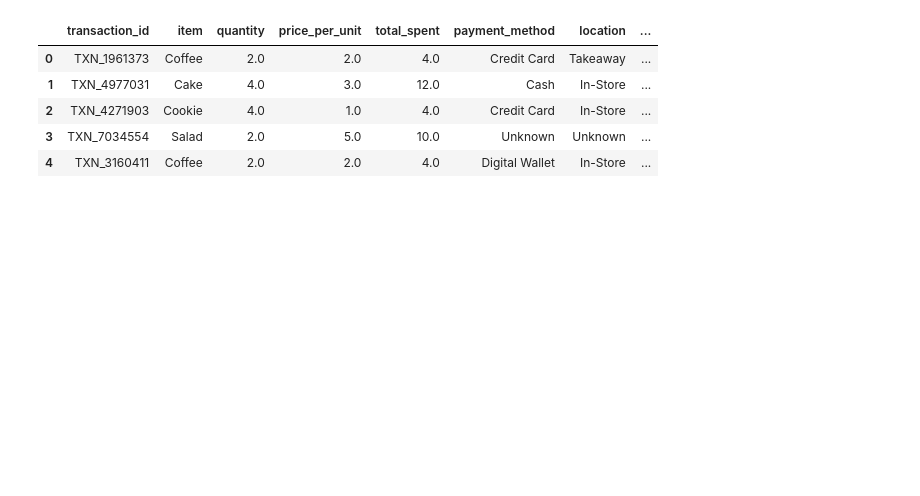
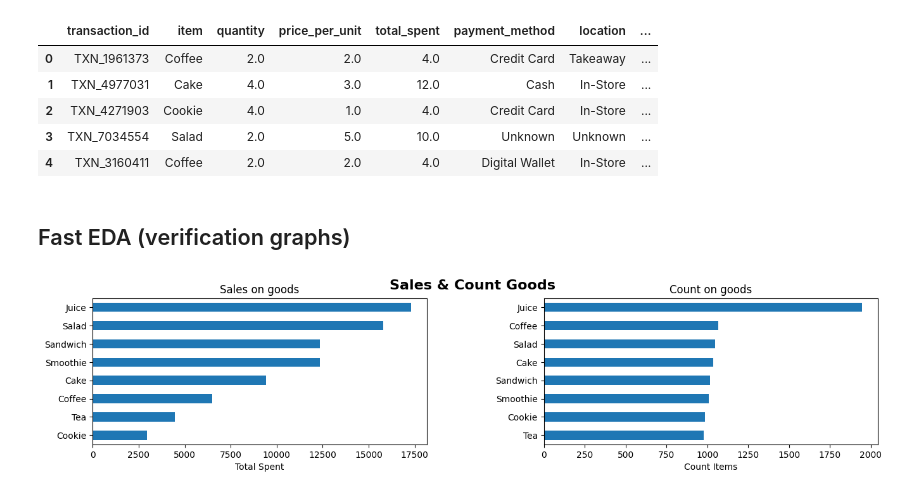
Before and after one commit to AllaYermilko/Analysis_Cafe_Sales, a Jupyter notebook: EDA_Cafe_Sales.ipynb, the cells around one changed output. Drawn from its saved outputs; the diff is of its cells as text; code cells hidden in the pictures; blank space fills up the shorter version.

Commit message:
Fast EDA (start) & Saving a clean CSV for Tableau

```diff
--- a/EDA_Cafe_Sales.ipynb
+++ b/EDA_Cafe_Sales.ipynb
@@ -48,8 +48,7 @@ import numpy as np
 import pandas as pd
 import matplotlib.pyplot as plt
 # %%
+# FILE_IN = "cafe_sales.csv"
 
-url = 'https://raw.githubusercontent.com/AllaYermilko/Analysis_Cafe_Sales/refs/heads/main/data/dirty_cafe_sales.csv'
-
-df_origin = pd.read_csv(url)
-df_origin.head()
+FILE_IN = 'https://raw.githubusercontent.com/AllaYermilko/Analysis_Cafe_Sales/refs/heads/main/data/dirty_cafe_sales.csv'
+FILE_OUT = "cafe_sales_clean.csv"
@@ -62,0 +57,3 @@ df_origin.head()
+# %%
+df_origin = pd.read_csv(FILE_IN)
+df_origin.head()
@@ -610,3 +607,28 @@ df.head()
 | 2 | TXN_4271903 | Cookie | 4.0 | 1.0 | 4.0 | Credit Card | In-Store | ... |
 | 3 | TXN_7034554 | Salad | 2.0 | 5.0 | 10.0 | Unknown | Unknown | ... |
 | 4 | TXN_3160411 | Coffee | 2.0 | 2.0 | 4.0 | Digital Wallet | In-Store | ... |
+# %% [markdown]
+## Fast EDA (verification graphs)
+# %%
+fig, axes = plt.subplots(1, 2, figsize=(16, 3))
+fig.suptitle("Sales & Count Goods", fontsize=16, fontweight='bold')
+plt.subplots_adjust(hspace=0.45, wspace=0.35)
+
+# total_spent per item
+
+ax = axes[0]
+df.groupby('item')['total_spent'].sum().sort_values().plot(kind='barh', ax=ax)
+ax.set_title("Sales on goods")
+ax.set_xlabel("Total Spent")
+ax.set_ylabel("")
+
+# count per item
+ax = axes[1]
+df['item'].value_counts().sort_values().plot(kind='barh', ax=ax)
+ax.set_title("Count on goods")
+ax.set_xlabel("Count Items")
+ax.set_ylabel("")
+
+plt.show()
+# %% [output]
+[figure, added]
```
Also changed, not shown: parts of 13 cells of this notebook.
